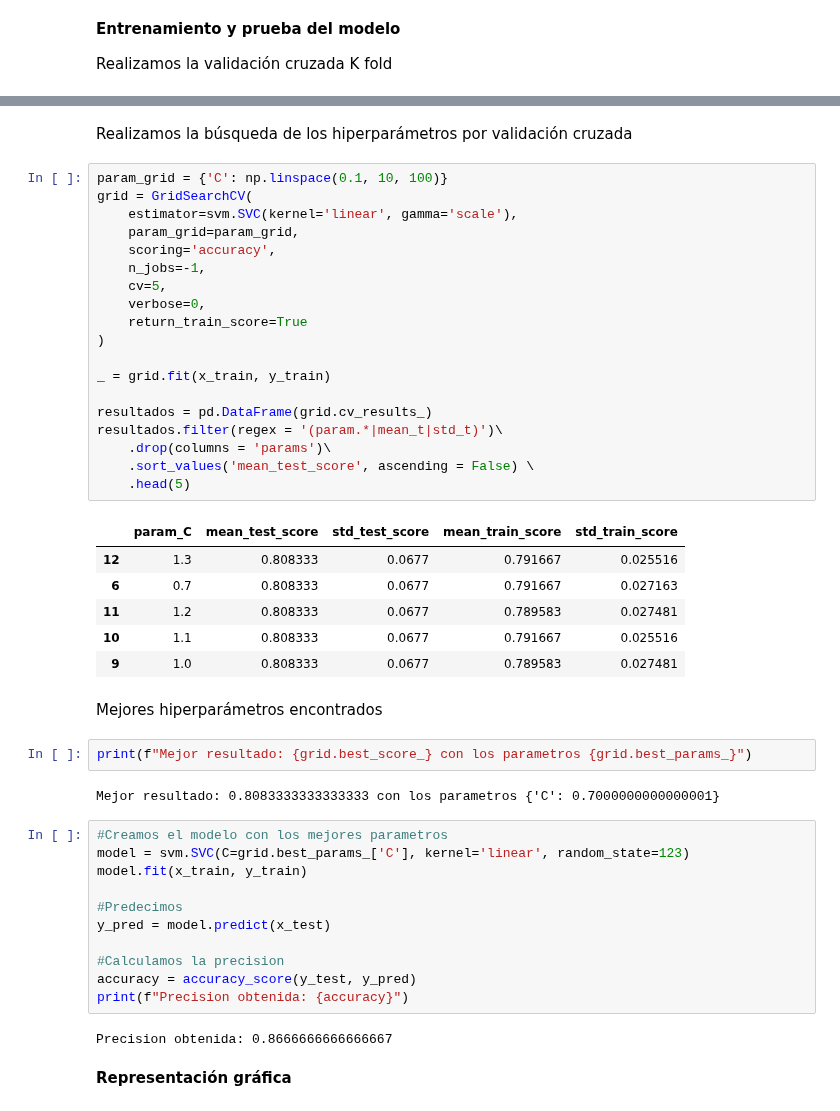
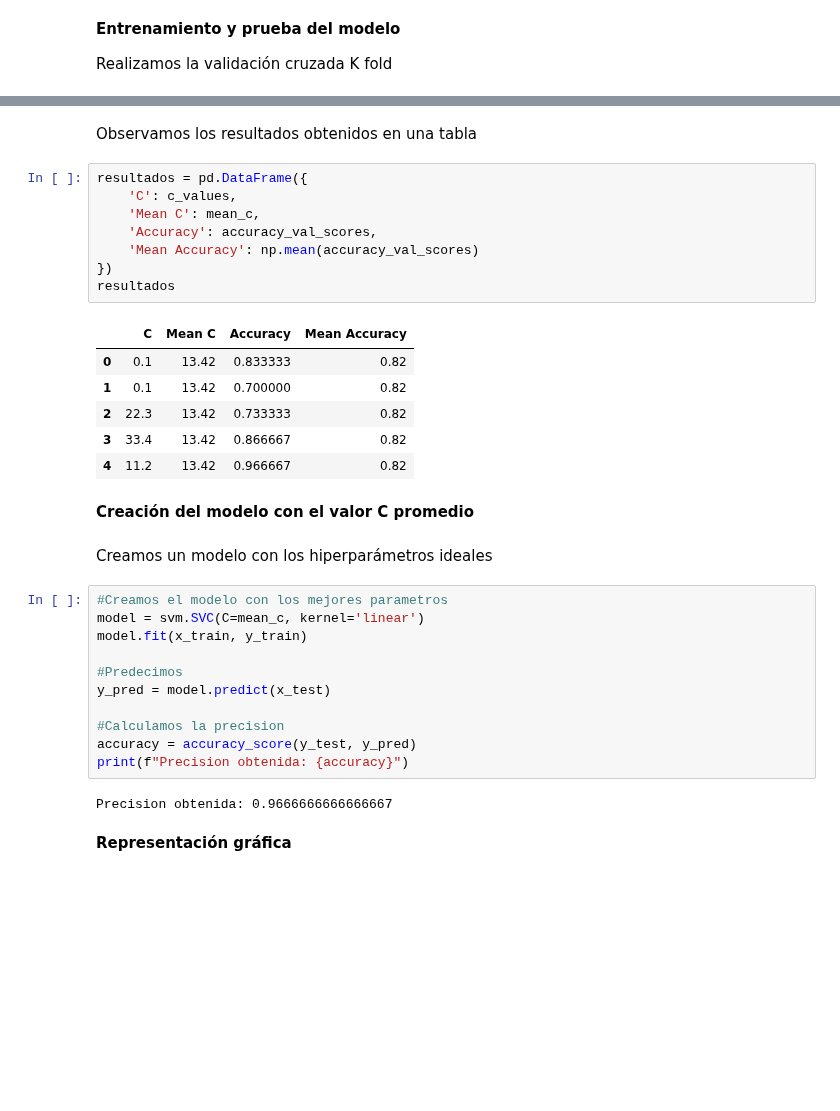
Before and after one commit to AlejandroVillasenor/MachineLearning, a Jupyter notebook: SVM/LinearSVM.ipynb, the cells around one changed output, grey strips where cells are left out. Drawn from its saved outputs; the diff is of its cells as text; blank space fills up the shorter version.

```diff
--- a/SVM/LinearSVM.ipynb
+++ b/SVM/LinearSVM.ipynb
@@ -140,40 +153,27 @@ Accuracy promedio:  0.8200000000000001
-# %% [markdown]
-Realizamos la búsqueda de los hiperparámetros por validación cruzada
-# %%
-param_grid = {'C': np.linspace(0.1, 10, 100)}
-grid = GridSearchCV(
-    estimator=svm.SVC(kernel='linear', gamma='scale'),
-    param_grid=param_grid,
-    scoring='accuracy',
-    n_jobs=-1,
-    cv=5,
-    verbose=0,
-    return_train_score=True
-)
-
-_ = grid.fit(x_train, y_train)
-
-resultados = pd.DataFrame(grid.cv_results_)
-resultados.filter(regex = '(param.*|mean_t|std_t)')\
-    .drop(columns = 'params')\
-    .sort_values('mean_test_score', ascending = False) \
-    .head(5)
-# %% [output]
-|  | param_C | mean_test_score | std_test_score | mean_train_score | std_train_score |
-| 12 | 1.3 | 0.808333 | 0.0677 | 0.791667 | 0.025516 |
-| 6 | 0.7 | 0.808333 | 0.0677 | 0.791667 | 0.027163 |
-| 11 | 1.2 | 0.808333 | 0.0677 | 0.789583 | 0.027481 |
-| 10 | 1.1 | 0.808333 | 0.0677 | 0.791667 | 0.025516 |
-| 9 | 1.0 | 0.808333 | 0.0677 | 0.789583 | 0.027481 |
-# %% [markdown]
-Mejores hiperparámetros encontrados
-# %%
-print(f"Mejor resultado: {grid.best_score_} con los parametros {grid.best_params_}")
-# %% [output]
-Mejor resultado: 0.8083333333333333 con los parametros {'C': 0.7000000000000001}
+# %% [markdown]
+Observamos los resultados obtenidos en una tabla
+# %%
+resultados = pd.DataFrame({
+    'C': c_values,
+    'Mean C': mean_c,
+    'Accuracy': accuracy_val_scores,
+    'Mean Accuracy': np.mean(accuracy_val_scores)
+})
+resultados
+# %% [output]
+|  | C | Mean C | Accuracy | Mean Accuracy |
+| 0 | 0.1 | 13.42 | 0.833333 | 0.82 |
+| 1 | 0.1 | 13.42 | 0.700000 | 0.82 |
+| 2 | 22.3 | 13.42 | 0.733333 | 0.82 |
+| 3 | 33.4 | 13.42 | 0.866667 | 0.82 |
+| 4 | 11.2 | 13.42 | 0.966667 | 0.82 |
+# %% [markdown]
+**Creación del modelo con el valor C promedio**
+# %% [markdown]
+Creamos un modelo con los hiperparámetros ideales
 # %%
 #Creamos el modelo con los mejores parametros
-model = svm.SVC(C=grid.best_params_['C'], kernel='linear', random_state=123)
+model = svm.SVC(C=mean_c, kernel='linear')
 model.fit(x_train, y_train)
 
 #Predecimos
@@ -183,7 +183,7 @@ y_pred = model.predict(x_test)
 accuracy = accuracy_score(y_test, y_pred)
 print(f"Precision obtenida: {accuracy}")
 # %% [output]
-Precision obtenida: 0.8666666666666667
+Precision obtenida: 0.9666666666666667
 # %% [markdown]
 **Representación gráfica**
 # %% [markdown]
```
Also changed, not shown: parts of 6 cells of this notebook.
